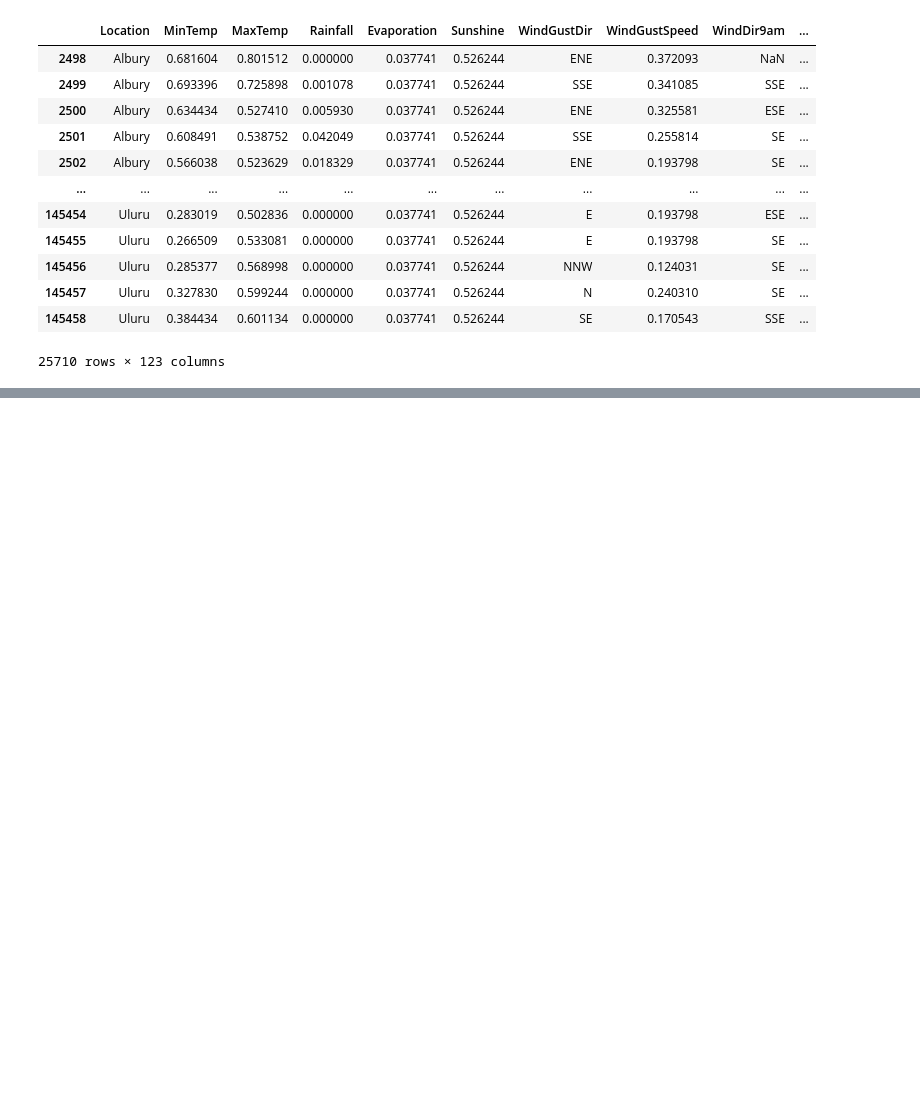
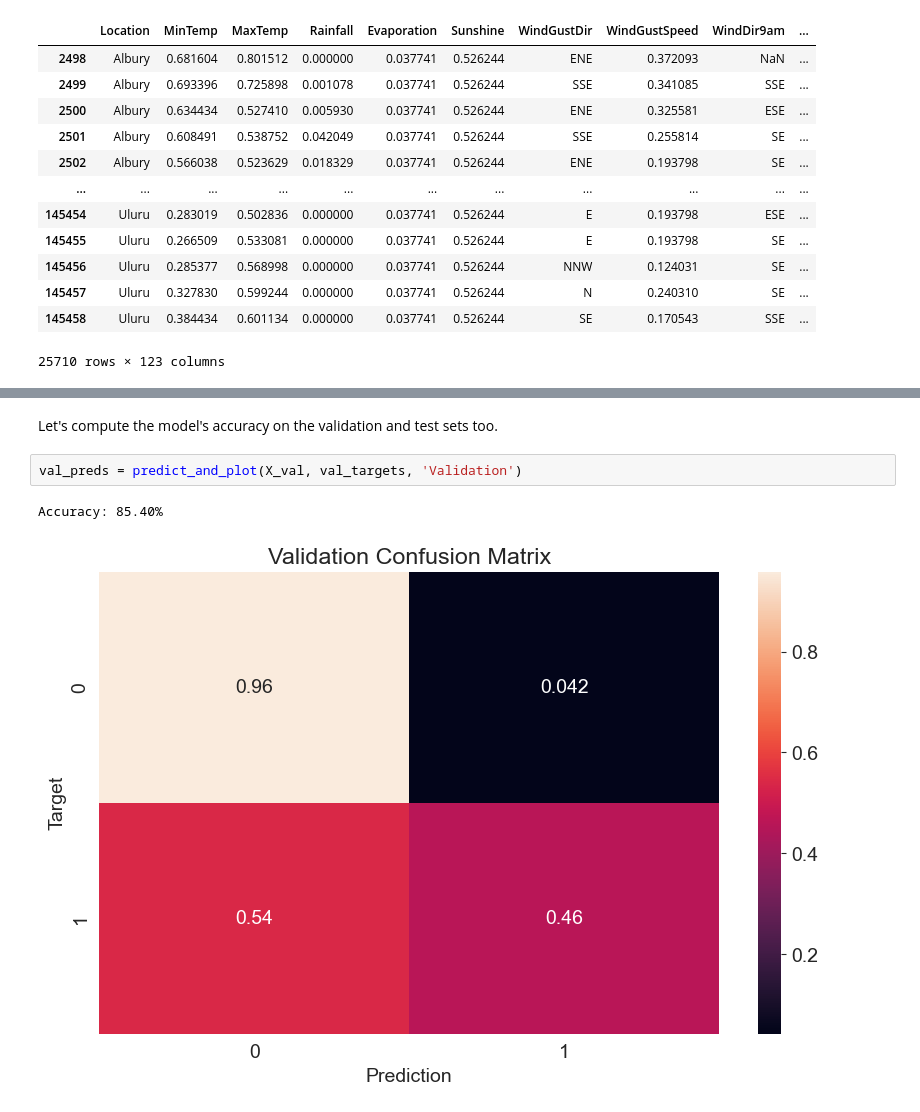
Before and after one commit to baldzhiyski/data-science-course, a Jupyter notebook: scikit-learn-course/logistic-regression/logistic-regression-lesson.ipynb, the cells around one changed output, grey strips where cells are left out. Saved outputs shown, nothing was run; the diff lists cells and outputs as text; blank space fills up the shorter version.

```diff
--- a/scikit-learn-course/logistic-regression/logistic-regression-lesson.ipynb
+++ b/scikit-learn-course/logistic-regression/logistic-regression-lesson.ipynb
@@ -423,0 +497,7 @@ test_inputs
+# %% [markdown]
+Let's compute the model's accuracy on the validation and test sets too.
+# %%
+val_preds = predict_and_plot(X_val, val_targets, 'Validation')
+# %% [output]
+Accuracy: 85.40%
+[figure, added]
```
Also changed, not shown: parts of 30 cells of this notebook, 6 other files.
